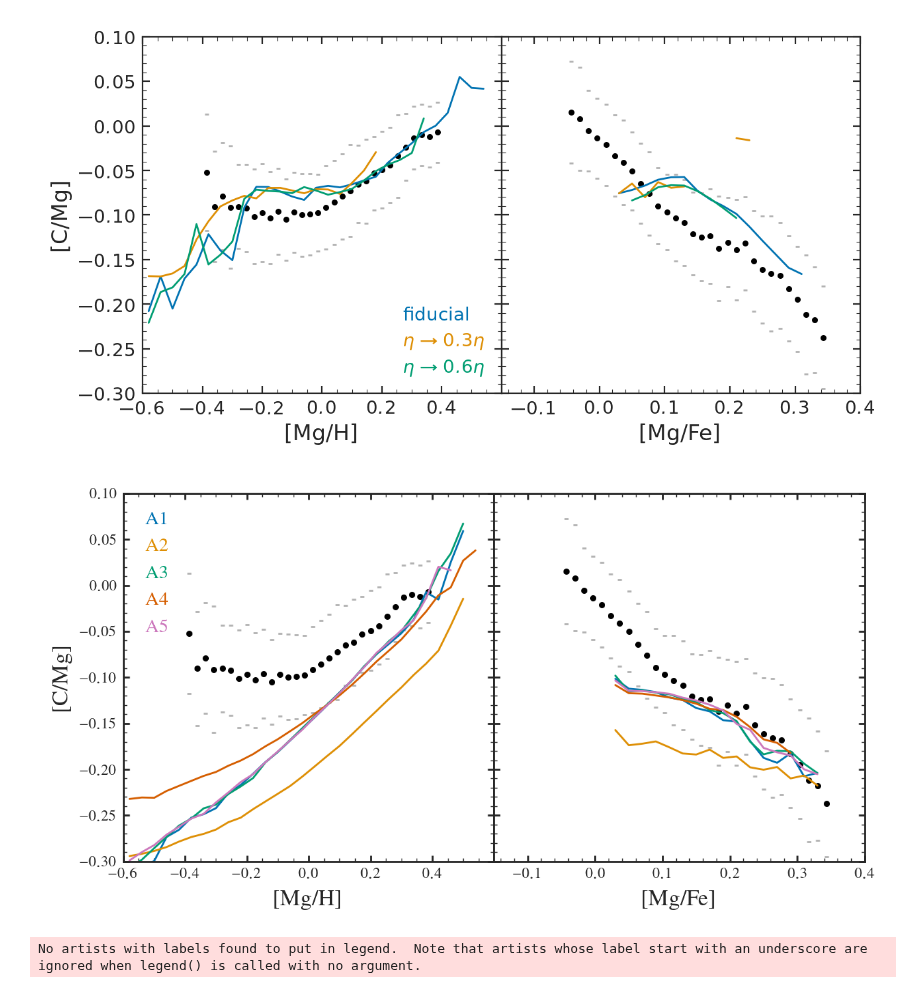
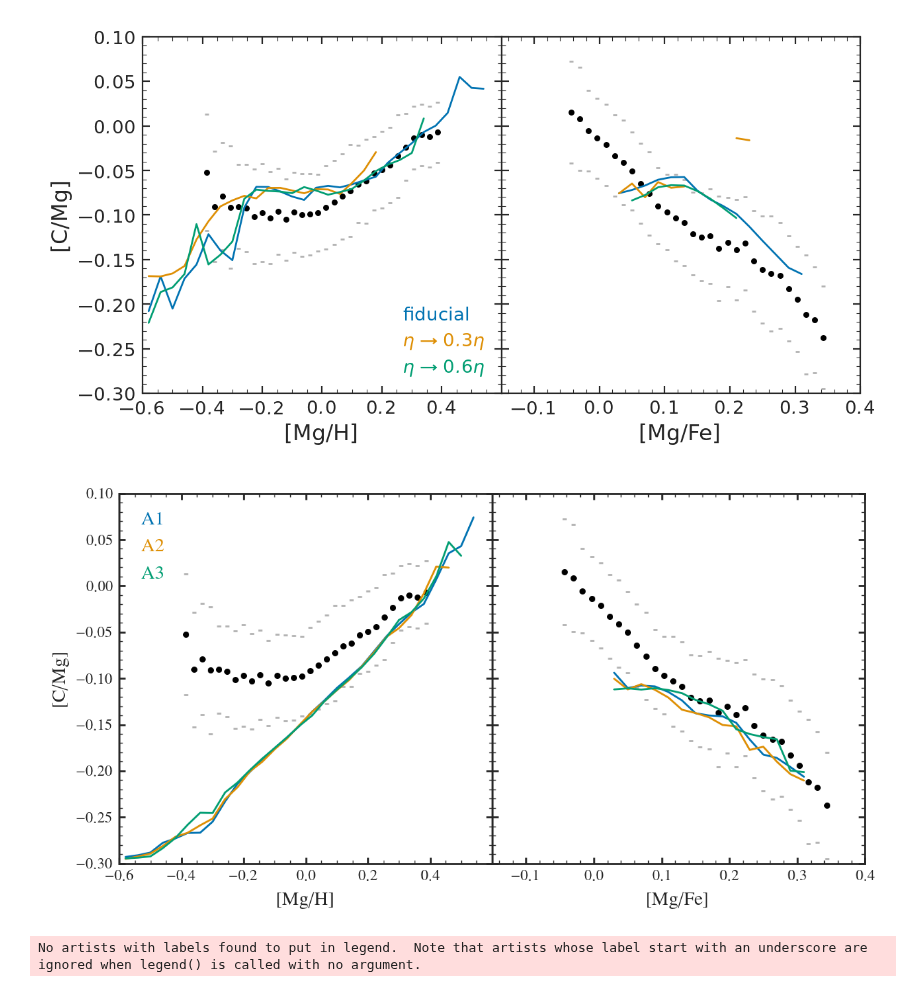
Before and after one commit to aeyobd/surp, a Jupyter notebook: carbon_paper/new_mods.ipynb, the cells around one changed output. Drawn from its saved outputs; the diff is of its cells as text; code cells hidden in the pictures.

```diff
--- a/carbon_paper/new_mods.ipynb
+++ b/carbon_paper/new_mods.ipynb
@@ -197,17 +198,15 @@ compare(names, labels, filename="eta.pdf")
 # %% [output]
 [figure]
 # %%
-names = ["A_1_2.3_4.3_z0.0007_f0.2_eta1_beta0.001_post-process_nthreads1",
-        "A_1.3_2.3_4.3_z0.0007_f0.2_eta1_beta0.001_nthreads1",
-        "A_1.3_2.3_4.3_z0.0007_f0.2_eta1_beta0.001_post-process_nthreads1",
-        "A_1.3_2.3_4.3_z0_f0.2_eta1_beta0.001_post-process_nthreads1",
-        "A_1.7_2.3_4.3_z0.0007_f0.2_eta1_beta0.001_post-process_nthreads1"]
+names = ["A_1.3_2.3_4.3_z0.0007_f0.2_eta1_beta0.001_nthreads1",
+        "A_1_2.3_4.3_z0.0007_f0.2_eta1_beta0.001_nthreads1",
+        "A_1.8_2.8_4.3_z0.0007_f0.2_eta1_beta0.001_nthreads1",]
 
 labels = ["A1", "A2", "A3", "A4", "A5"]
 models = {label: find_model(name) for name, label in zip(names, labels)}
 compare(names, labels, filename="analytic_agb_models.pdf")
 # %% [output]
-[figure, old version]
+[figure, new version]
 # %%
 sp = arya.Subplot()
 zoofe_models(models, mg_0=0.2)
```
Also changed, not shown: parts of 3 cells of this notebook, 8 other files.
